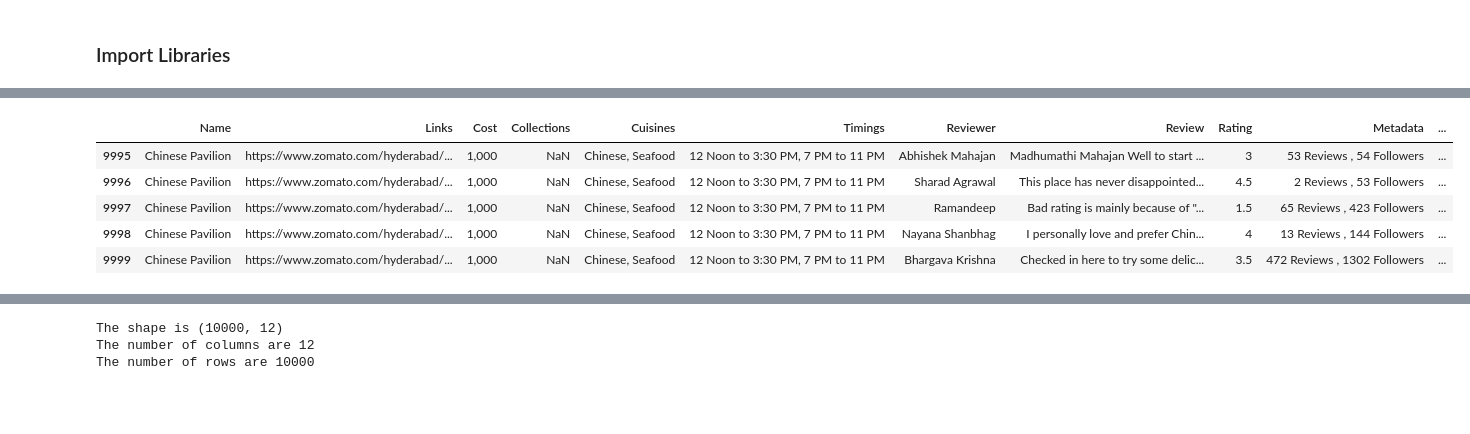
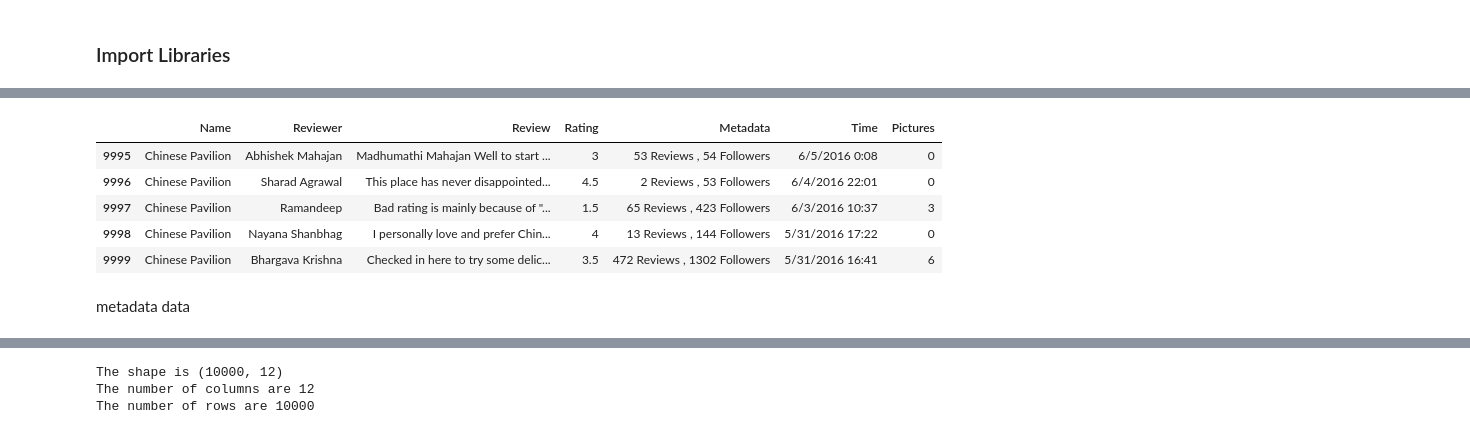
Before and after one commit to Sharath670/Zomato-Clustering-CP4, a Jupyter notebook: Zomato_Clustering.ipynb, the cells around one changed output, grey strips where cells are left out. Cells and saved outputs as stored; diff of their text form; code cells hidden in the pictures; blank space fills up the shorter version.

```diff
--- a/Zomato_Clustering.ipynb
+++ b/Zomato_Clustering.ipynb
@@ -97,8 +97,8 @@ Drive already mounted at /content/drive; to attempt to forcibly remount, call dr
 # %%
-# Load Dataset
-dataset_nm=pd.read_csv('/content/drive/MyDrive/ALMA BETTER/Zomato Restaurant names and Metadata.csv')
-dataset_r=pd.read_csv('/content/drive/MyDrive/ALMA BETTER/Zomato Restaurant reviews.csv')
+# Load dataset
+dataset_metadata=pd.read_csv('/content/drive/MyDrive/ALMA BETTER/Zomato Restaurant names and Metadata.csv')
+dataset_reviews=pd.read_csv('/content/drive/MyDrive/ALMA BETTER/Zomato Restaurant reviews.csv')
 # %%
-dataset_r.rename(columns = {'Restaurant':'Name'}, inplace = True)
-dataset=pd.merge(dataset_nm,dataset_r,on='Name')
+dataset_reviews.rename(columns = {'Restaurant':'Name'}, inplace = True)
+dataset_all=pd.merge(dataset_metadata,dataset_reviews,on='Name')
 # %% [markdown]
@@ -116,9 +117,11 @@ dataset.head()
 # %%
-dataset.tail()
+dataset_reviews.tail()
 # %% [output]
-|  | Name | Links | Cost | Collections | Cuisines | Timings | Reviewer | Review | Rating | Metadata | ... |
-| 9995 | Chinese Pavilion | https://www.zomato.com/hyderabad/... | 1,000 | NaN | Chinese, Seafood | 12 Noon to 3:30 PM, 7 PM to 11 PM | Abhishek Mahajan | Madhumathi Mahajan Well to start ... | 3 | 53 Reviews , 54 Followers | ... |
-| 9996 | Chinese Pavilion | https://www.zomato.com/hyderabad/... | 1,000 | NaN | Chinese, Seafood | 12 Noon to 3:30 PM, 7 PM to 11 PM | Sharad Agrawal | This place has never disappointed... | 4.5 | 2 Reviews , 53 Followers | ... |
-| 9997 | Chinese Pavilion | https://www.zomato.com/hyderabad/... | 1,000 | NaN | Chinese, Seafood | 12 Noon to 3:30 PM, 7 PM to 11 PM | Ramandeep | Bad rating is mainly because of "... | 1.5 | 65 Reviews , 423 Followers | ... |
-| 9998 | Chinese Pavilion | https://www.zomato.com/hyderabad/... | 1,000 | NaN | Chinese, Seafood | 12 Noon to 3:30 PM, 7 PM to 11 PM | Nayana Shanbhag | I personally love and prefer Chin... | 4 | 13 Reviews , 144 Followers | ... |
-| 9999 | Chinese Pavilion | https://www.zomato.com/hyderabad/... | 1,000 | NaN | Chinese, Seafood | 12 Noon to 3:30 PM, 7 PM to 11 PM | Bhargava Krishna | Checked in here to try some delic... | 3.5 | 472 Reviews , 1302 Followers | ... |
+|  | Name | Reviewer | Review | Rating | Metadata | Time | Pictures |
+| 9995 | Chinese Pavilion | Abhishek Mahajan | Madhumathi Mahajan Well to start ... | 3 | 53 Reviews , 54 Followers | 6/5/2016 0:08 | 0 |
+| 9996 | Chinese Pavilion | Sharad Agrawal | This place has never disappointed... | 4.5 | 2 Reviews , 53 Followers | 6/4/2016 22:01 | 0 |
+| 9997 | Chinese Pavilion | Ramandeep | Bad rating is mainly because of "... | 1.5 | 65 Reviews , 423 Followers | 6/3/2016 10:37 | 3 |
+| 9998 | Chinese Pavilion | Nayana Shanbhag | I personally love and prefer Chin... | 4 | 13 Reviews , 144 Followers | 5/31/2016 17:22 | 0 |
+| 9999 | Chinese Pavilion | Bhargava Krishna | Checked in here to try some delic... | 3.5 | 472 Reviews , 1302 Followers | 5/31/2016 16:41 | 6 |
+# %% [markdown]
+metadata data
```
Also changed, not shown: parts of 97 cells of this notebook.
